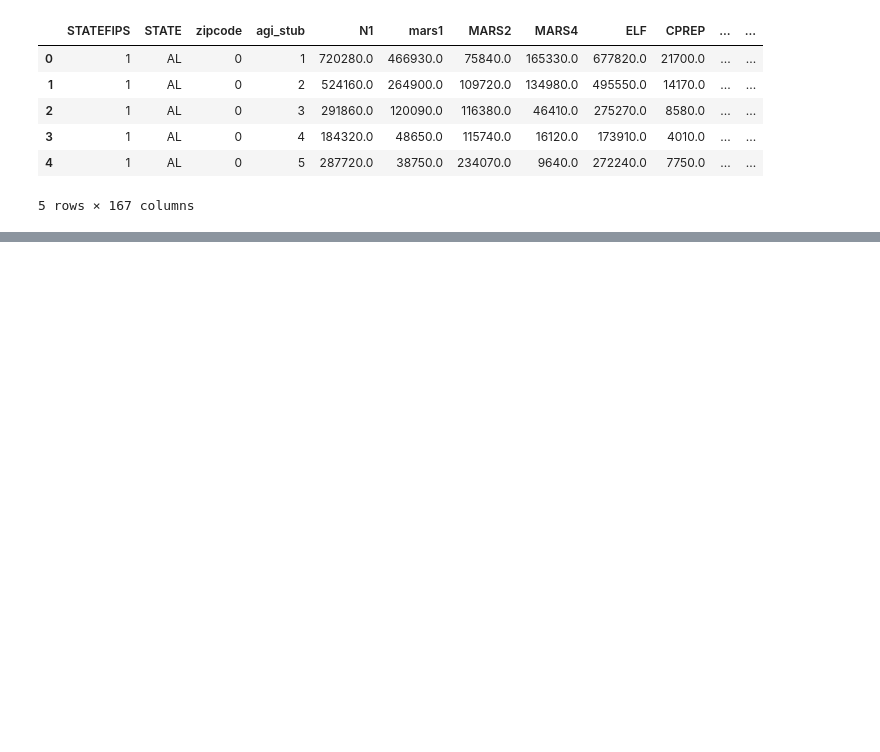
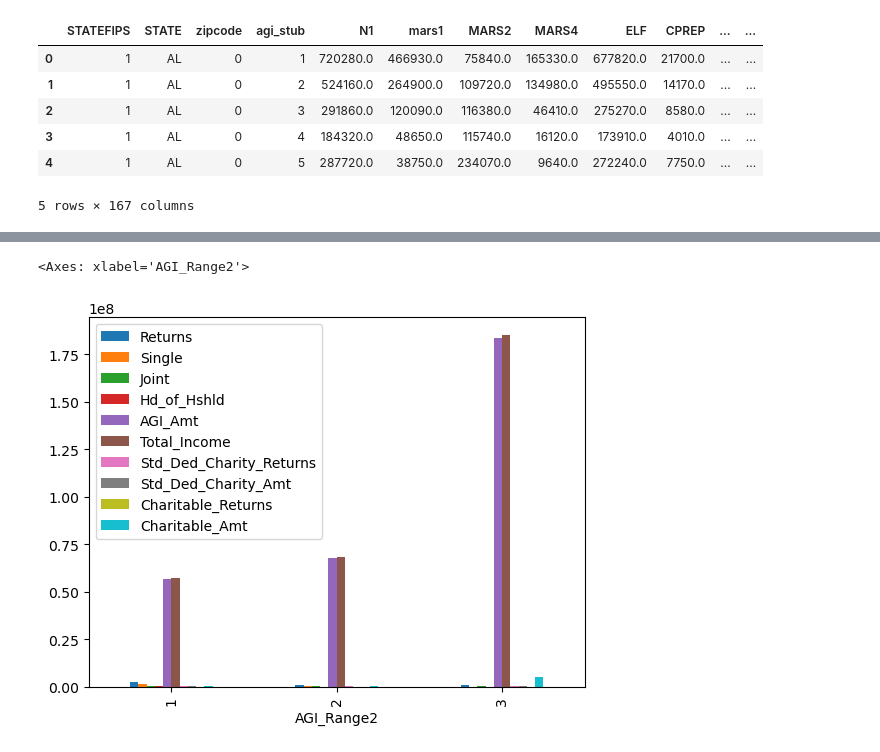
Before and after one commit to HasmigG/TaxAnalysis, a Jupyter notebook: etl_Hasmig.ipynb, the cells around one changed output, grey strips where cells are left out. Saved outputs shown, nothing was run; the diff lists cells and outputs as text; code cells hidden in the pictures; blank space fills up the shorter version.

```diff
--- a/etl_Hasmig.ipynb
+++ b/etl_Hasmig.ipynb
@@ -101,0 +103,2 @@ df_short_names.head(10)
+# %%
+df_short_names['AGI_Range2']=pd.cut(df_short_names.AGI_Range,[0,2,4,6],labels=[1,2,3])
@@ -101,0 +115,2 @@ df_short_names.head(10)
+# %%
+df1 = df_short_names.groupby(['State','AGI_Range2']).sum().drop(['Zip','AGI_Range'],axis=1).reset_index()
@@ -101,0 +128,7 @@ df_short_names.head(10)
+# %%
+df1[['AGI_Range2', 'Returns', 'Single', 'Joint', 'Hd_of_Hshld',
+      'AGI_Amt', 'Total_Income', 'Std_Ded_Charity_Returns', 'Std_Ded_Charity_Amt',
+      'Charitable_Returns', 'Charitable_Amt']].set_index('AGI_Range2').plot.bar()
+# %% [output]
+<Axes: xlabel='AGI_Range2'>
+[figure, added]
```
Also changed, not shown: parts of 5 cells of this notebook.
